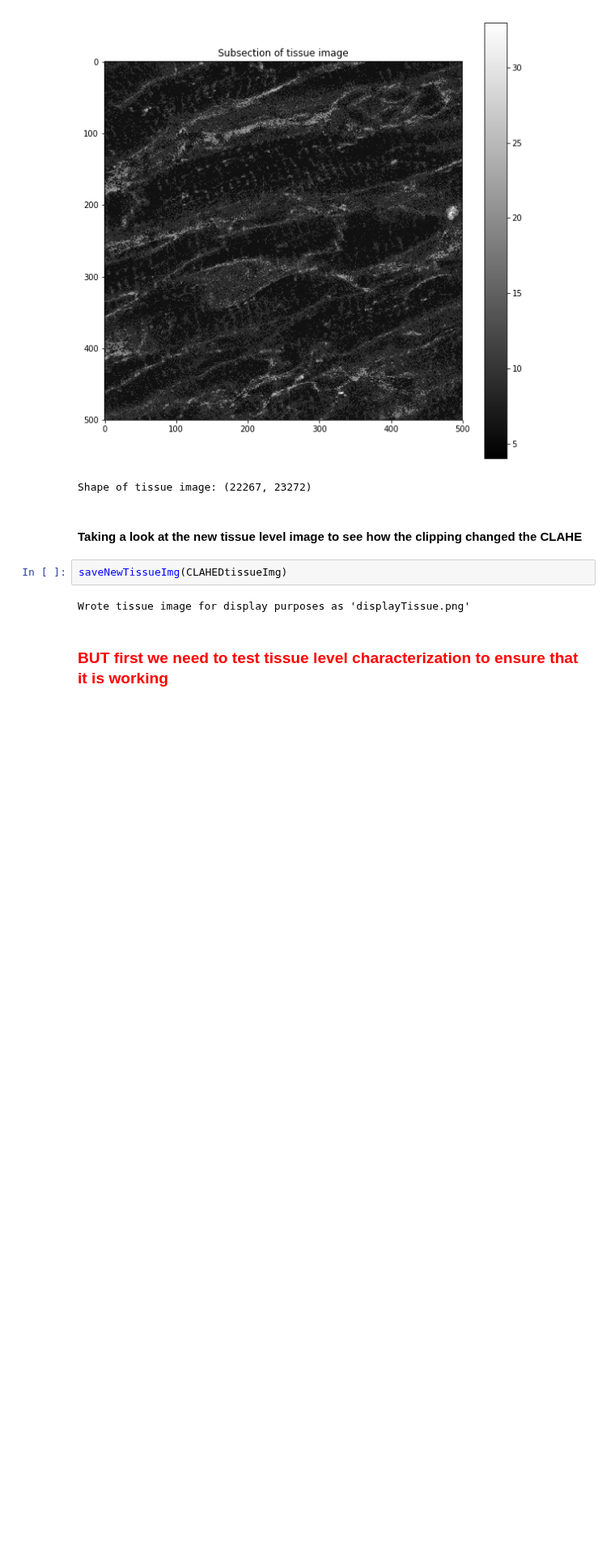
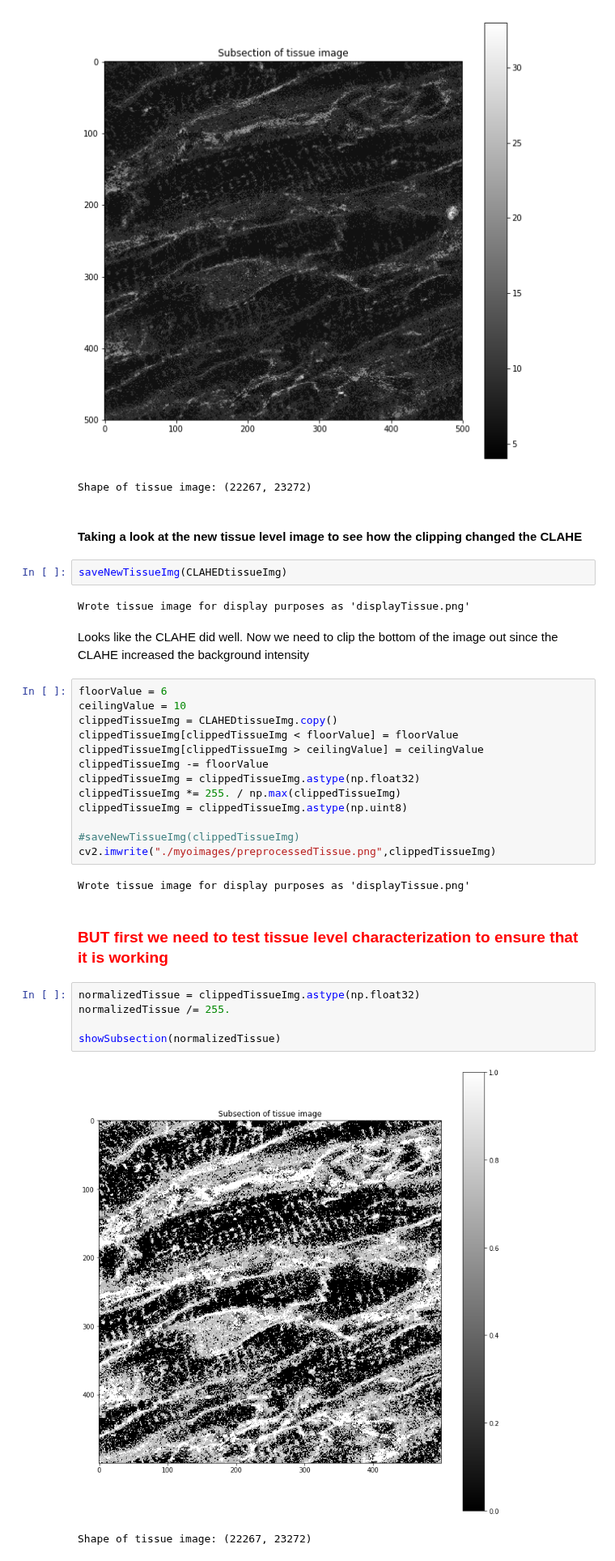
Before and after one commit to huskeypm/gpu_detect, a Jupyter notebook: tissuePreprocessor.ipynb, the cells around one changed output. Shown at 81% size. Drawn from its saved outputs; the diff is of its cells as text; blank space fills up the shorter version.

Commit message:
Changed tissue preprocessing routines and began changing routines for tissue figure generation

```diff
--- a/tissuePreprocessor.ipynb
+++ b/tissuePreprocessor.ipynb
@@ -110,6 +116,31 @@ Shape of tissue image: (22267, 23272)
 saveNewTissueImg(CLAHEDtissueImg)
 # %% [output]
 Wrote tissue image for display purposes as 'displayTissue.png'
+# %% [markdown]
+Looks like the CLAHE did well. Now we need to clip the bottom of the image out since the CLAHE increased the background intensity
+# %%
+floorValue = 6
+ceilingValue = 10
+clippedTissueImg = CLAHEDtissueImg.copy()
+clippedTissueImg[clippedTissueImg < floorValue] = floorValue
+clippedTissueImg[clippedTissueImg > ceilingValue] = ceilingValue
+clippedTissueImg -= floorValue
+clippedTissueImg = clippedTissueImg.astype(np.float32)
+clippedTissueImg *= 255. / np.max(clippedTissueImg)
+clippedTissueImg = clippedTissueImg.astype(np.uint8)
+
+#saveNewTissueImg(clippedTissueImg)
+cv2.imwrite("./myoimages/preprocessedTissue.png",clippedTissueImg)
+# %% [output]
+Wrote tissue image for display purposes as 'displayTissue.png'
 # %% [markdown]
 
 ### <font color=red> BUT first we need to test tissue level characterization to ensure that it is working </color>
+# %%
+normalizedTissue = clippedTissueImg.astype(np.float32)
+normalizedTissue /= 255.
+
+showSubsection(normalizedTissue)
+# %% [output]
+[figure, added]
+Shape of tissue image: (22267, 23272)
```
Also changed, not shown: parts of 5 cells of this notebook, 2 other files.
